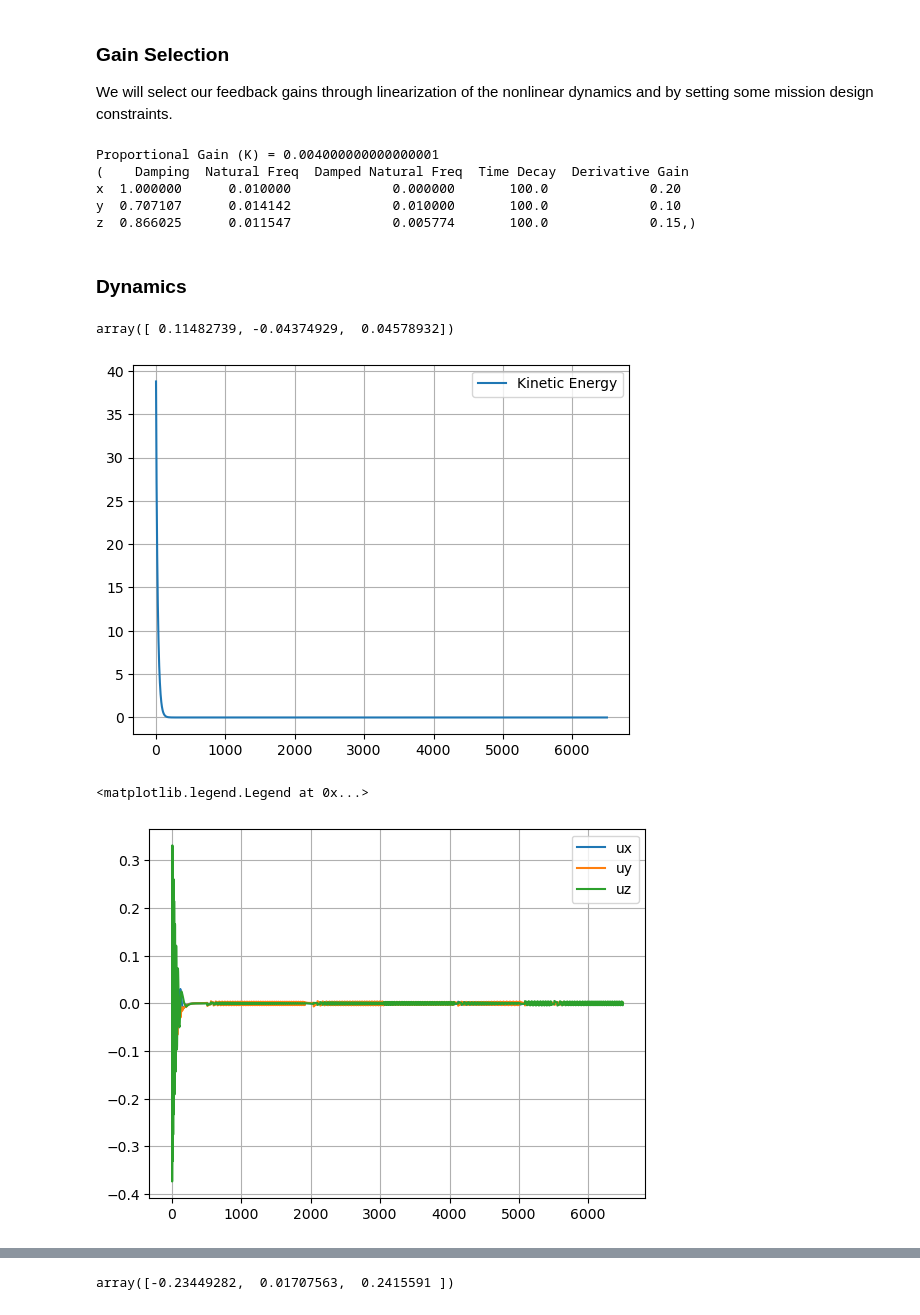
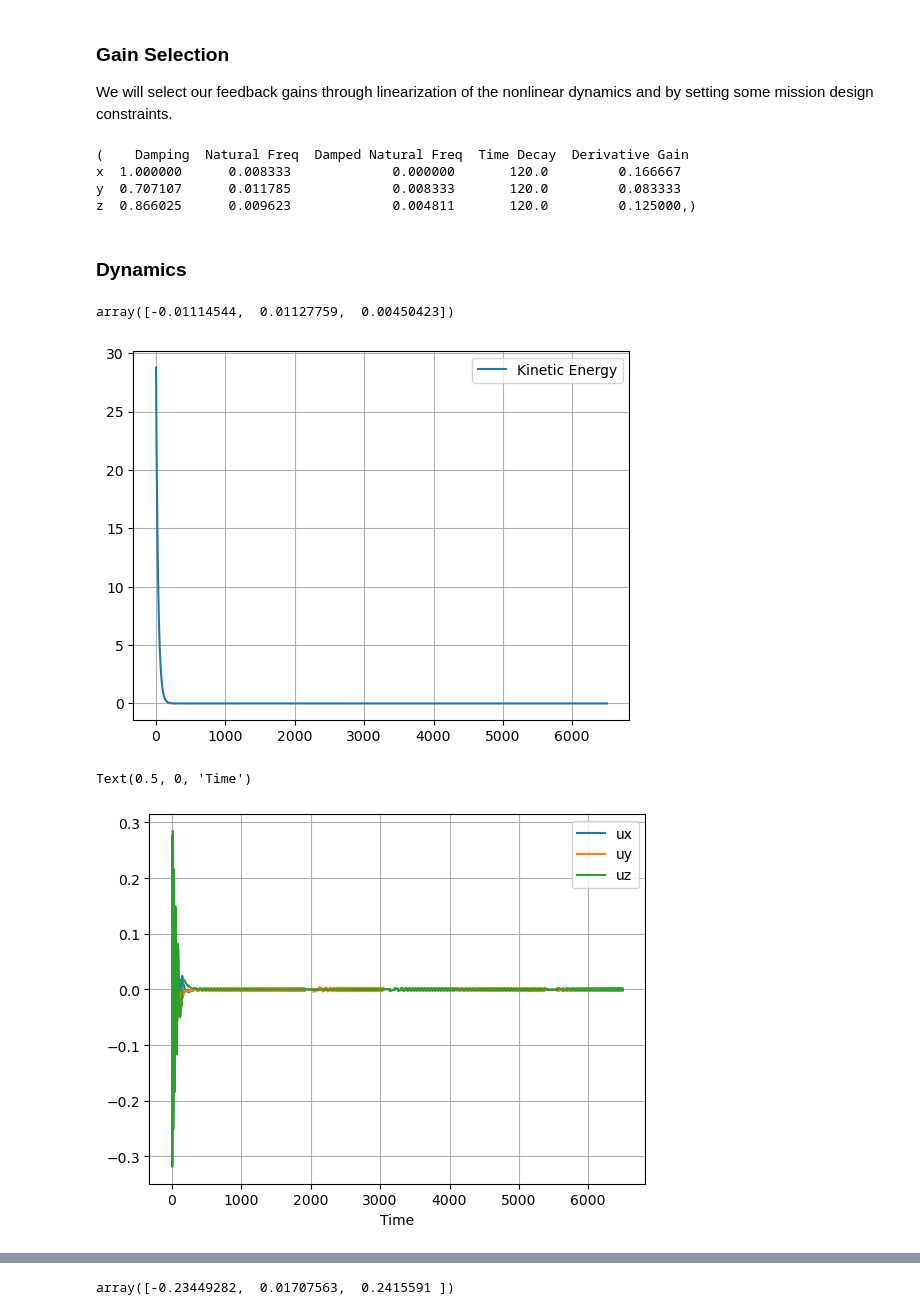
Before and after one commit to snuzbrokh/spacecraft_control, a Jupyter notebook: mars-mission.ipynb, the cells around one changed output, grey strips where cells are left out. Drawn from its saved outputs; the diff is of its cells as text; code cells hidden in the pictures.

```diff
--- a/mars-mission.ipynb
+++ b/mars-mission.ipynb
@@ -255,7 +252,7 @@ $$u = -K\sigma_{B/R} - P\omega_{B/R}$$
 
 We will select our feedback gains through linearization of the nonlinear dynamics and by setting some mission design constraints.
 # %%
-decay_time = 100 # seconds
+decay_time = 120 # seconds
 damping_ratio_0 = 1
 P = np.diag(2 * inertia / decay_time)
 inertia_diag = np.diag(inertia)
@@ -276,17 +273,18 @@ gain_selection = pd.DataFrame(data={
     "Time Decay" : time_decay,
     "Derivative Gain": P}, index=['x','y','z']),
 
+print(gain_selection)
+
 def pd_control(mrp, omega):
     return -K*mrp - P*omega
 
 def fixed_control(mrp, omega):
     return np.array([0.01, -0.01, 0.02])
 # %% [output]
-Proportional Gain (K) = 0.004000000000000001
 (    Damping  Natural Freq  Damped Natural Freq  Time Decay  Derivative Gain
-x  1.000000      0.010000             0.000000       100.0             0.20
-y  0.707107      0.014142             0.010000       100.0             0.10
-z  0.866025      0.011547             0.005774       100.0             0.15,)
+x  1.000000      0.008333             0.000000       120.0         0.166667
+y  0.707107      0.011785             0.008333       120.0         0.083333
+z  0.866025      0.009623             0.004811       120.0         0.125000,)
 # %% [markdown]
 ### Dynamics
 # %%
@@ -386,19 +384,20 @@ T = 0.5 * np.einsum('ij,ji->i',
 dcm = orbit_dcm(raan_LMO, inc_LMO, theta_circular(r_LMO, 500, theta0_LMO))
 dcm @ H[:,500]
 # %% [output]
-array([ 0.11482739, -0.04374929,  0.04578932])
+array([-0.01114544,  0.01127759,  0.00450423])
 # %%
 plt.plot(t, T, label='Kinetic Energy')
 plt.legend()
 plt.grid()
 # %% [output]
-[figure, old version]
+[figure, new version]
 # %%
 plt.plot(t, control[0,:], label='ux')
 plt.plot(t, control[1,:], label='uy')
 plt.plot(t, control[2,:], label='uz')
 plt.grid()
 plt.legend()
+plt.xlabel("Time")
 # %% [output]
-<matplotlib.legend.Legend at 0x...>
+Text(0.5, 0, 'Time')
-[figure, old version]
+[figure, new version]
```
Also changed, not shown: parts of 4 cells of this notebook, 1 other file.
